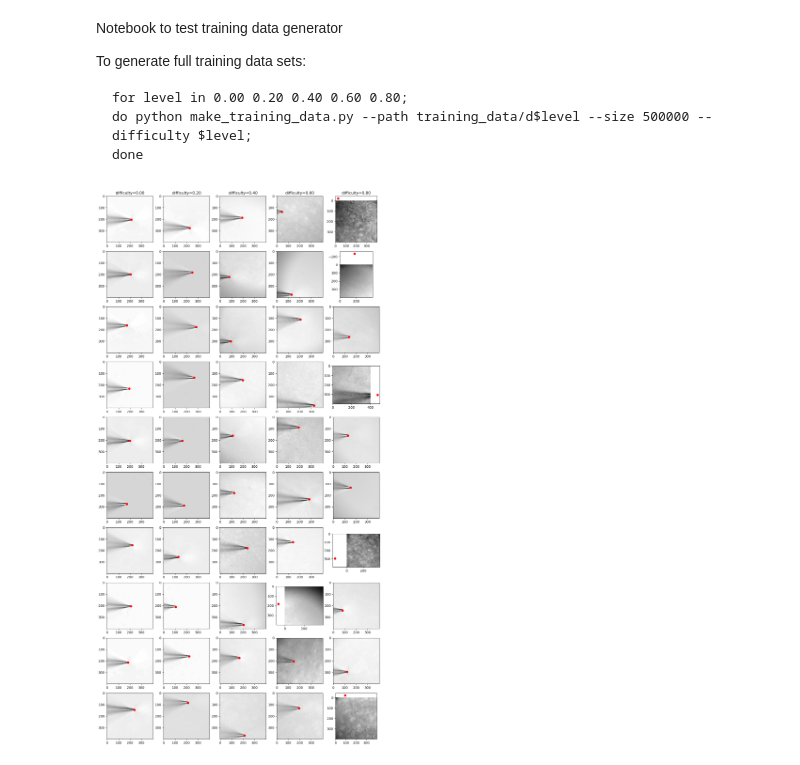
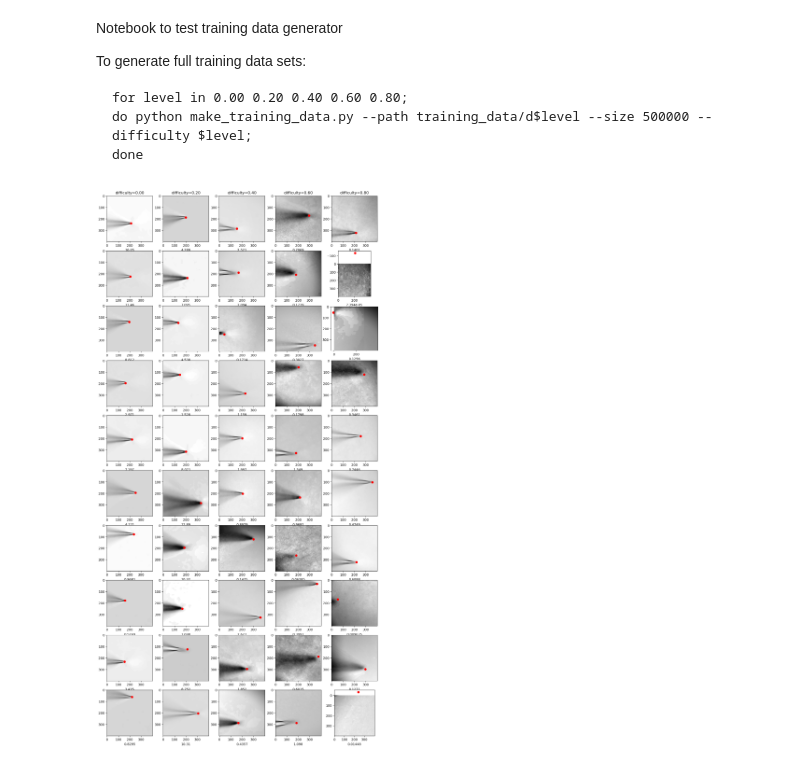
Before and after one commit to outofculture/pipette-detection, a Jupyter notebook: make_training_data.ipynb, the cells around one changed output. Saved outputs shown, nothing was run; the diff lists cells and outputs as text; code cells hidden in the pictures.

Commit message:
Update training data generator to indicate visibility of the pipette

```diff
--- a/make_training_data.ipynb
+++ b/make_training_data.ipynb
@@ -20,15 +20,16 @@ noise_data = NoiseData(glob.glob('template_data/background_data/ImageSequence*/i
 # %%
 levels = [0, 0.2, 0.4, 0.6, 0.8]
 shape = (10, len(levels))
 
 fig, ax = plt.subplots(shape[0], shape[1], figsize=(shape[1]*3, shape[0]*3))
 
 for j in range(shape[1]):
     difficulty = levels[j]
     ax[0,j].set_title(f"difficulty={difficulty:0.2f}")
     for i in range(shape[0]):
-        image, pip_pos = make_training_data(difficulty=difficulty, size=400, template=template, noise_data=noise_data)
+        image, pip_pos, image_stats = make_training_data(difficulty=difficulty, size=400, template=template, noise_data=noise_data)
         ax[i,j].imshow(image, cmap='gray')
         ax[i,j].scatter(pip_pos[2], pip_pos[1], color='red')
+        ax[i,j].set_xlabel(f"{image_stats['pip_visibility']:.4g}")
 # %% [output]
-[figure, old version]
+[figure, new version]
```
Also changed, not shown: 1 other file.
